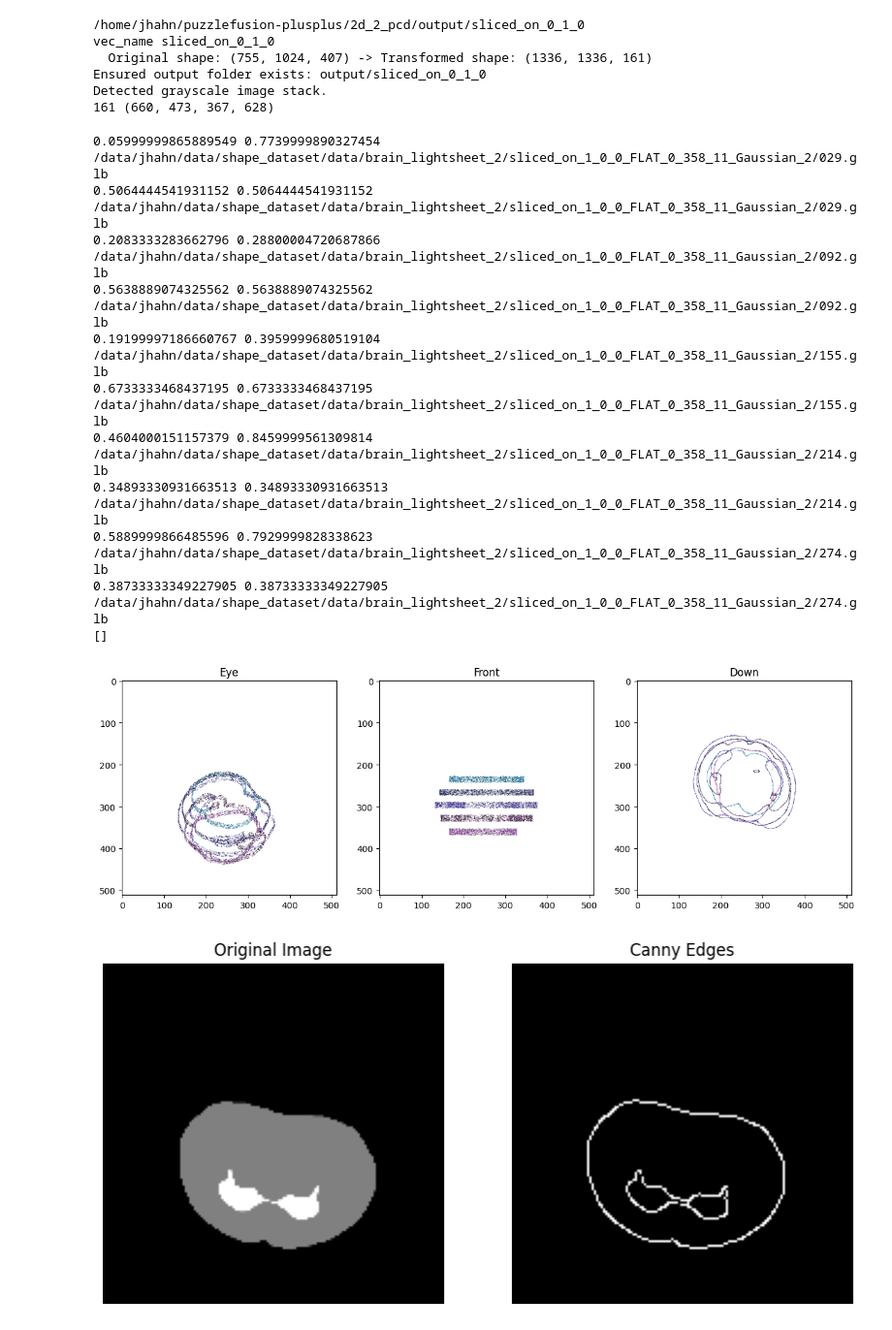
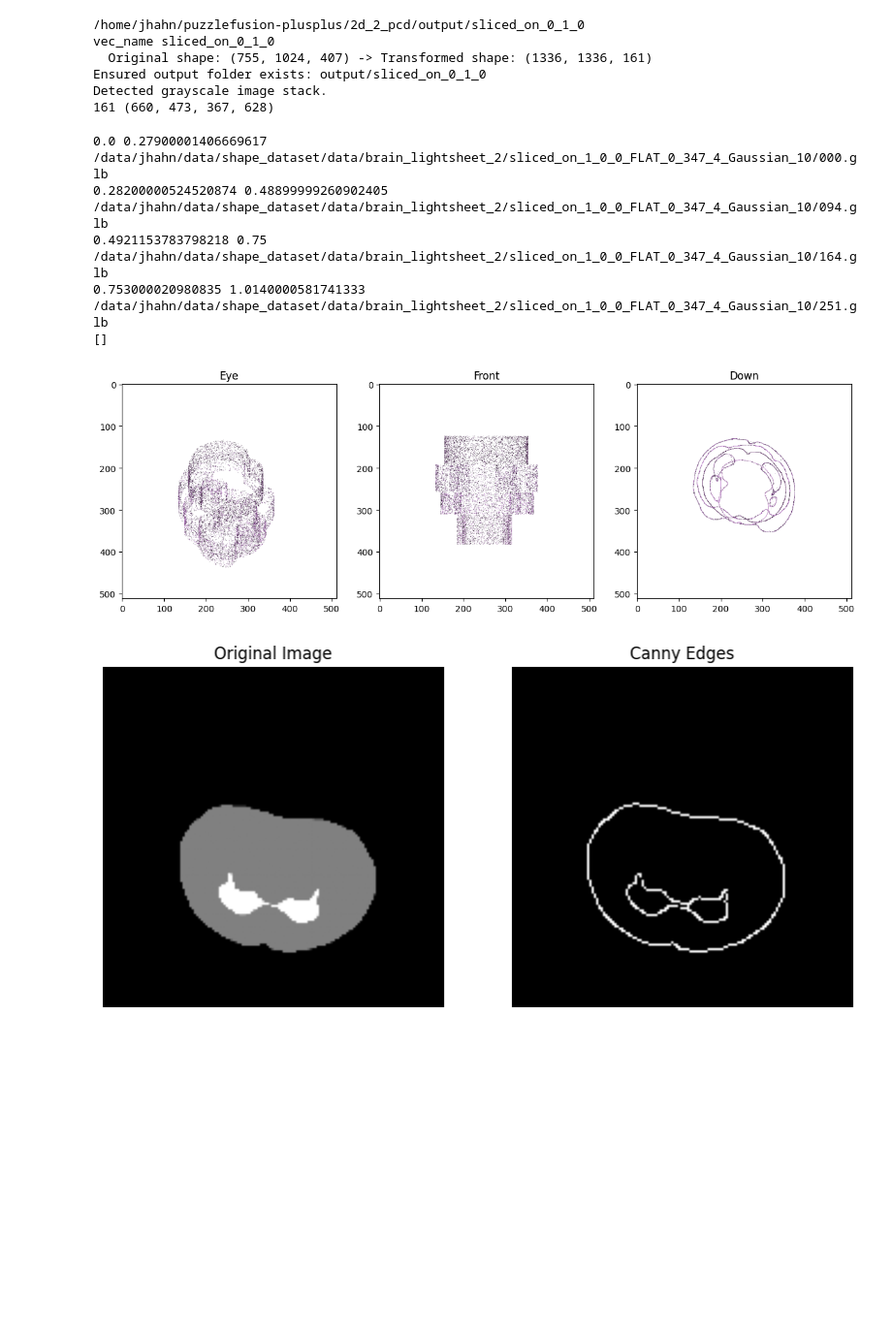
Before and after one commit to jhahncs/brain-slice-reconstruction, a Jupyter notebook: 2d_2_pcd/lightsheet_images_mgr.ipynb, the cells around one changed output. Shown at 97% size. Saved outputs shown, nothing was run; the diff lists cells and outputs as text; code cells hidden in the pictures; blank space fills up the shorter version.

Commit message:
diverse slice gap

```diff
--- a/2d_2_pcd/lightsheet_images_mgr.ipynb
+++ b/2d_2_pcd/lightsheet_images_mgr.ipynb
@@ -82,7 +82,7 @@ Detected grayscale image stack.
 161 (660, 473, 367, 628)
 # %%
 
-pcd_dir = '/data/jhahn/data/shape_dataset/data/brain_lightsheet_2/sliced_on_1_0_0_FLAT_0_358_11_Gaussian_2'
+pcd_dir = '/data/jhahn/data/shape_dataset/data/brain_lightsheet_2/sliced_on_1_0_0_FLAT_0_347_4_Gaussian_10'
 
 import render_inference_result
 importlib.reload(render_inference_result)
@@ -166,8 +166,8 @@ for _idx in tqdm(range(num_of_slices + 1)):
     pcd_file_list.append(pcd_file_name)
 '''
 for _idx,pcd_file_name  in tqdm(enumerate(pcd_file_list)):
-    if _idx % 2 == 0:
-        continue
+    #if _idx % 2 == 0:
+    #    continue
     if pcd_file_name.endswith('glb'):
         _glb = trimesh.load(pcd_file_name)
         all_vertices = [geom.vertices for geom in _glb.geometry.values()]
@@ -176,8 +176,8 @@ for _idx,pcd_file_name  in tqdm(enumerate(pcd_file_list)):
         vertices = torch.from_numpy(vertices).float().to(device)
     else:
         vertices = pytorch3d.io.load_obj(pcd_file_name, device=device)[0]
-    print(torch.min(vertices, axis=1)[0][1].item(),torch.max(vertices, axis=1)[0][1].item(), pcd_file_name)
-    print(torch.mean(vertices, axis=1)[0].item(),torch.mean(vertices, axis=1)[0].item(), pcd_file_name)
+    print(torch.min(vertices, axis=0)[0][1].item(),torch.max(vertices, axis=0)[0][1].item(), pcd_file_name)
+    #print(torch.mean(vertices, axis=1)[0].item())
 
     N, dim = vertices.shape
     translated_points = vertices
@@ -192,44 +192,38 @@ for _idx,pcd_file_name  in tqdm(enumerate(pcd_file_list)):
 
 
 print(from_to_list)
 #print(len(image_list))
 #print(image_list[0][0][0][0])
 images_ = render_inference_result.sum_arrays(image_list,image_list[0][0][0][0])
 images_f = render_inference_result.sum_arrays(image_f_list,image_f_list[0][0][0][0])
 images_d = render_inference_result.sum_arrays(image_d_list,image_d_list[0][0][0])
 
 
 pcd_image_file_name = f'{output_dir}/all.png'
 pcd_image_file_name_f = f'{output_dir}/all_f.png'
 pcd_image_file_name_d = f'{output_dir}/all_d.png'
 imageio.mimsave(pcd_image_file_name, [images_], format='PNG')
 imageio.mimsave(pcd_image_file_name_f, [images_f], format='PNG')
 imageio.mimsave(pcd_image_file_name_d, [images_d], format='PNG')
 
 
 
 plt.figure(figsize=(15, 5))
 image_ = cv2.imread(pcd_image_file_name, cv2.IMREAD_COLOR)
 image_f = cv2.imread(pcd_image_file_name_f, cv2.IMREAD_COLOR)
 image_d = cv2.imread(pcd_image_file_name_d, cv2.IMREAD_COLOR)
 
 plt.subplot(1, 3, 1); plt.title('Eye'); plt.imshow(image_)
 plt.subplot(1, 3, 2); plt.title('Front'); plt.imshow(image_f)
 plt.subplot(1, 3, 3); plt.title('Down'); plt.imshow(image_d)
 plt.show()
 # %% [output]
-0.05999999865889549 0.7739999890327454 /data/jhahn/data/shape_dataset/data/brain_lightsheet_2/sliced_on_1_0_0_FLAT_0_358_11_Gaussian_2/029.glb
-0.5064444541931152 0.5064444541931152 /data/jhahn/data/shape_dataset/data/brain_lightsheet_2/sliced_on_1_0_0_FLAT_0_358_11_Gaussian_2/029.glb
-0.2083333283662796 0.28800004720687866 /data/jhahn/data/shape_dataset/data/brain_lightsheet_2/sliced_on_1_0_0_FLAT_0_358_11_Gaussian_2/092.glb
-0.5638889074325562 0.5638889074325562 /data/jhahn/data/shape_dataset/data/brain_lightsheet_2/sliced_on_1_0_0_FLAT_0_358_11_Gaussian_2/092.glb
-0.19199997186660767 0.3959999680519104 /data/jhahn/data/shape_dataset/data/brain_lightsheet_2/sliced_on_1_0_0_FLAT_0_358_11_Gaussian_2/155.glb
-0.6733333468437195 0.6733333468437195 /data/jhahn/data/shape_dataset/data/brain_lightsheet_2/sliced_on_1_0_0_FLAT_0_358_11_Gaussian_2/155.glb
-0.4604000151157379 0.8459999561309814 /data/jhahn/data/shape_dataset/data/brain_lightsheet_2/sliced_on_1_0_0_FLAT_0_358_11_Gaussian_2/214.glb
-0.34893330931663513 0.34893330931663513 /data/jhahn/data/shape_dataset/data/brain_lightsheet_2/sliced_on_1_0_0_FLAT_0_358_11_Gaussian_2/214.glb
-0.5889999866485596 0.7929999828338623 /data/jhahn/data/shape_dataset/data/brain_lightsheet_2/sliced_on_1_0_0_FLAT_0_358_11_Gaussian_2/274.glb
-0.38733333349227905 0.38733333349227905 /data/jhahn/data/shape_dataset/data/brain_lightsheet_2/sliced_on_1_0_0_FLAT_0_358_11_Gaussian_2/274.glb
+0.0 0.27900001406669617 /data/jhahn/data/shape_dataset/data/brain_lightsheet_2/sliced_on_1_0_0_FLAT_0_347_4_Gaussian_10/000.glb
+0.28200000524520874 0.48899999260902405 /data/jhahn/data/shape_dataset/data/brain_lightsheet_2/sliced_on_1_0_0_FLAT_0_347_4_Gaussian_10/094.glb
+0.4921153783798218 0.75 /data/jhahn/data/shape_dataset/data/brain_lightsheet_2/sliced_on_1_0_0_FLAT_0_347_4_Gaussian_10/164.glb
+0.753000020980835 1.0140000581741333 /data/jhahn/data/shape_dataset/data/brain_lightsheet_2/sliced_on_1_0_0_FLAT_0_347_4_Gaussian_10/251.glb
 []
-[figure, old version]
+[figure, new version]
 # %%
 GRID_ROWS = 10
 GRID_COLS = 10
```
Also changed, not shown: 9 other files.
